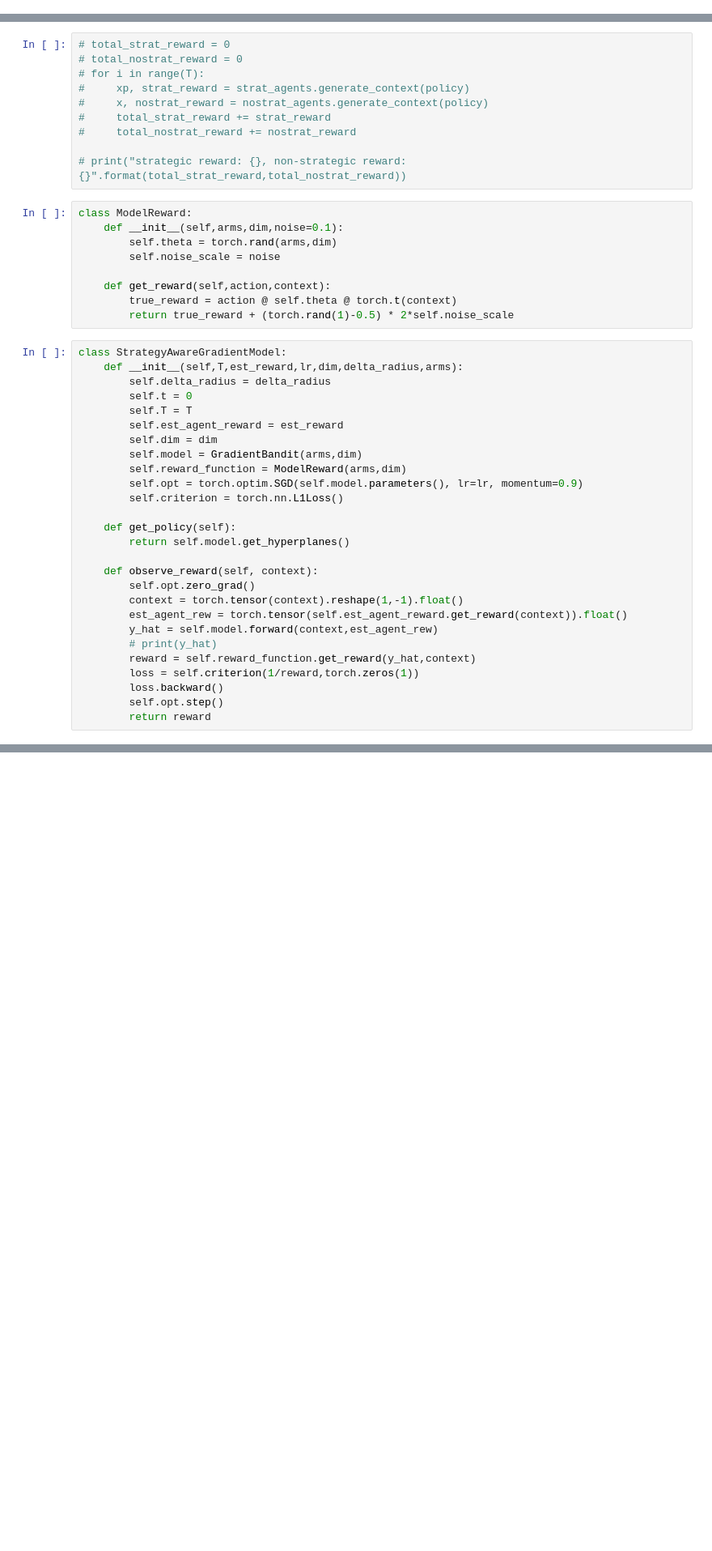
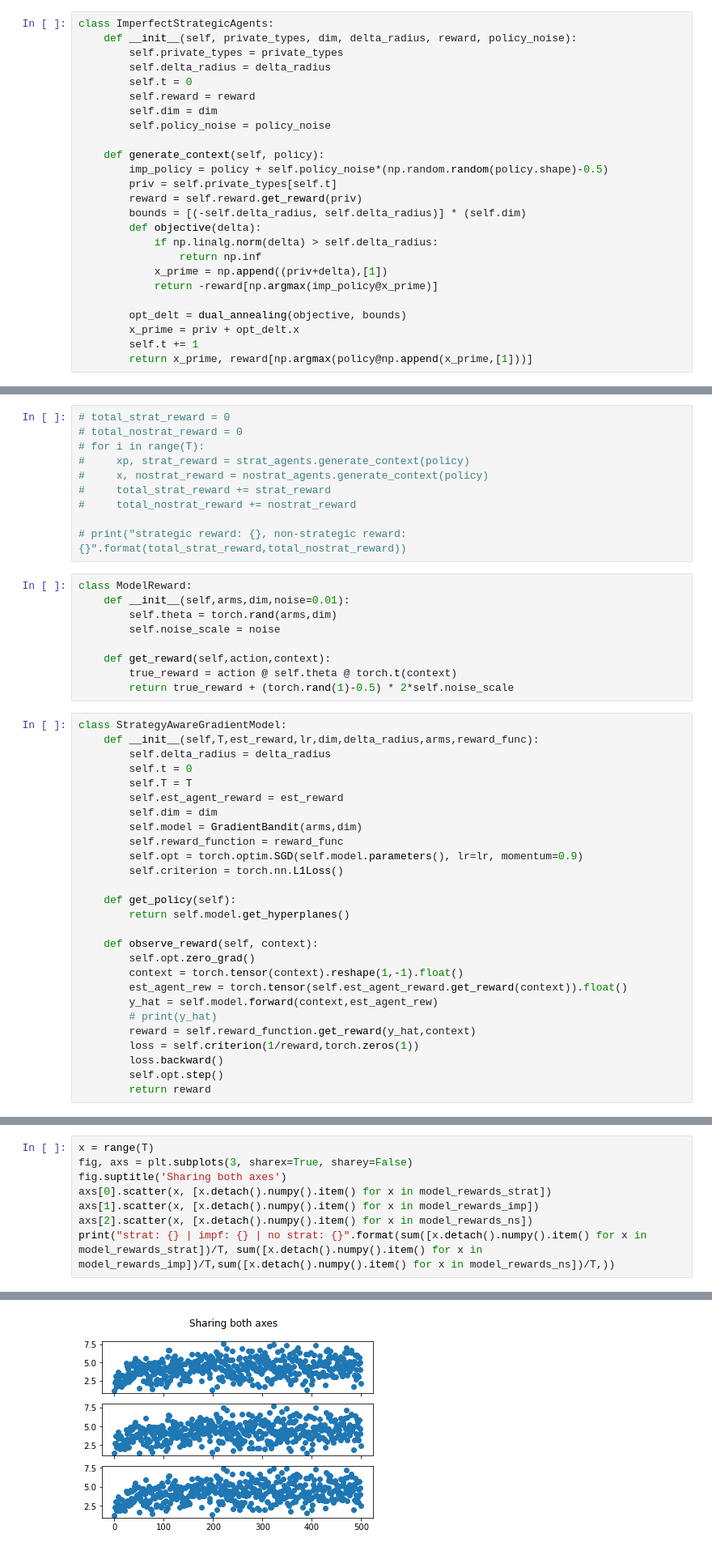
Before and after one commit to eliotshekhtman/cs6784-final-project, a Jupyter notebook: strat_cont_band.ipynb, the cells around one changed output, grey strips where cells are left out. Shown: that part at 81% size. Drawn from its saved outputs; the diff is of its cells as text; blank space fills up the shorter version.

Commit message:
add imperfect agents

```diff
--- a/strat_cont_band.ipynb
+++ b/strat_cont_band.ipynb
@@ -38,6 +38,31 @@ class StrategicAgents:
         x_prime = priv + opt_delt.x
         self.t += 1
         return x_prime, reward[np.argmax(policy@np.append(x_prime,[1]))]
+# %%
+class ImperfectStrategicAgents:
+    def __init__(self, private_types, dim, delta_radius, reward, policy_noise):
+        self.private_types = private_types
+        self.delta_radius = delta_radius
+        self.t = 0
+        self.reward = reward
+        self.dim = dim
+        self.policy_noise = policy_noise
+
+    def generate_context(self, policy):
+        imp_policy = policy + self.policy_noise*(np.random.random(policy.shape)-0.5)
+        priv = self.private_types[self.t]
+        reward = self.reward.get_reward(priv)
+        bounds = [(-self.delta_radius, self.delta_radius)] * (self.dim)
+        def objective(delta):
+            if np.linalg.norm(delta) > self.delta_radius:
+                return np.inf
+            x_prime = np.append((priv+delta),[1])
+            return -reward[np.argmax(imp_policy@x_prime)]
+
+        opt_delt = dual_annealing(objective, bounds)
+        x_prime = priv + opt_delt.x
+        self.t += 1
+        return x_prime, reward[np.argmax(policy@np.append(x_prime,[1]))]
 # %%
 class NonStrategicAgents:
     def __init__(self, private_types, dim, delta_radius, reward):
@@ -81,7 +106,7 @@ Sanity check to make sure the strategic agents are performing better than non-st
 # print("strategic reward: {}, non-strategic reward: {}".format(total_strat_reward,total_nostrat_reward))
 # %%
 class ModelReward:
-    def __init__(self,arms,dim,noise=0.1):
+    def __init__(self,arms,dim,noise=0.01):
         self.theta = torch.rand(arms,dim)
         self.noise_scale = noise
 
@@ -90,14 +115,14 @@ class ModelReward:
         return true_reward + (torch.rand(1)-0.5) * 2*self.noise_scale
 # %%
 class StrategyAwareGradientModel:
-    def __init__(self,T,est_reward,lr,dim,delta_radius,arms):
+    def __init__(self,T,est_reward,lr,dim,delta_radius,arms,reward_func):
         self.delta_radius = delta_radius
         self.t = 0
         self.T = T
         self.est_agent_reward = est_reward
         self.dim = dim
         self.model = GradientBandit(arms,dim)
-        self.reward_function = ModelReward(arms,dim)
+        self.reward_function = reward_func
         self.opt = torch.optim.SGD(self.model.parameters(), lr=lr, momentum=0.9)
         self.criterion = torch.nn.L1Loss()
 
@@ -154,0 +180,9 @@ plt.show()
+# %%
+x = range(T)
+fig, axs = plt.subplots(3, sharex=True, sharey=False)
+fig.suptitle('Sharing both axes')
+axs[0].scatter(x, [x.detach().numpy().item() for x in model_rewards_strat])
+axs[1].scatter(x, [x.detach().numpy().item() for x in model_rewards_imp])
+axs[2].scatter(x, [x.detach().numpy().item() for x in model_rewards_ns])
+print("strat: {} | impf: {} | no strat: {}".format(sum([x.detach().numpy().item() for x in model_rewards_strat])/T, sum([x.detach().numpy().item() for x in model_rewards_imp])/T,sum([x.detach().numpy().item() for x in model_rewards_ns])/T,))
+# %% [output]
@@ -154,0 +190 @@ plt.show()
+[figure, added]
```
Also changed, not shown: parts of 5 cells of this notebook, 1 other file.
